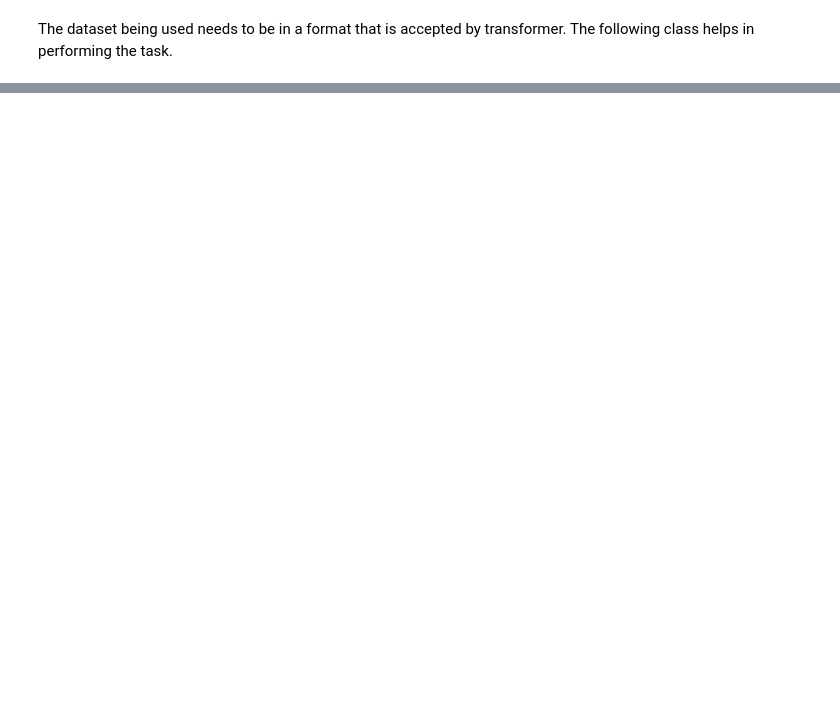
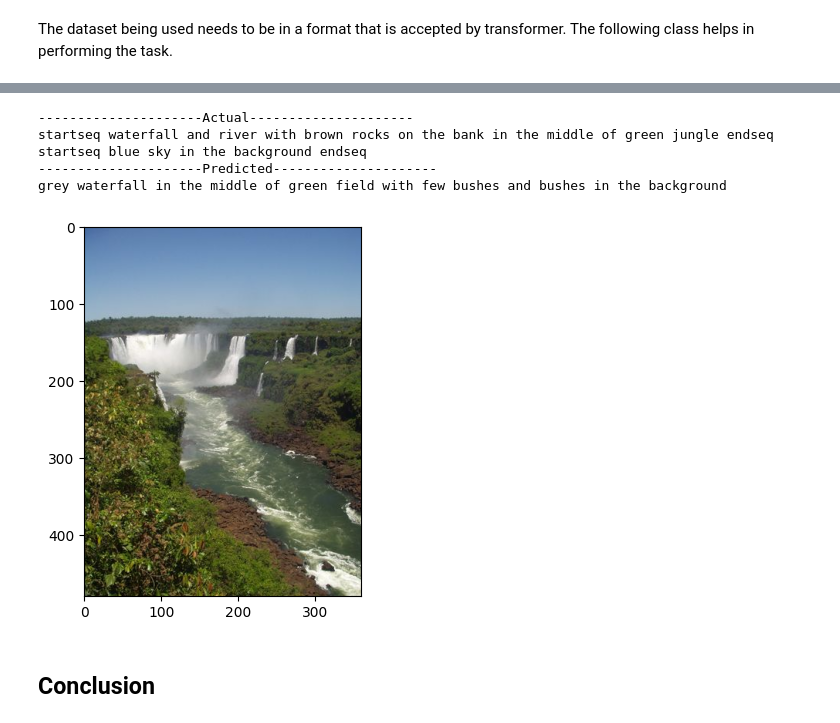
Before and after one commit to bhavanakv/ImageCaptionGenerator, a Jupyter notebook: ImageCaptionGenerator.ipynb, the cells around one changed output, grey strips where cells are left out. Drawn from its saved outputs; the diff is of its cells as text; code cells hidden in the pictures; blank space fills up the shorter version.

```diff
--- a/ImageCaptionGenerator.ipynb
+++ b/ImageCaptionGenerator.ipynb
@@ -592,0 +735,11 @@ for epoch in range(1):
+# %%
+generate_caption_transformer('17917.jpg')
+# %% [output]
+---------------------Actual---------------------
+startseq waterfall and river with brown rocks on the bank in the middle of green jungle endseq
+startseq blue sky in the background endseq
+---------------------Predicted---------------------
+grey waterfall in the middle of green field with few bushes and bushes in the background
+[figure, added]
+# %% [markdown]
+## Conclusion
```
Also changed, not shown: parts of 48 cells of this notebook.
